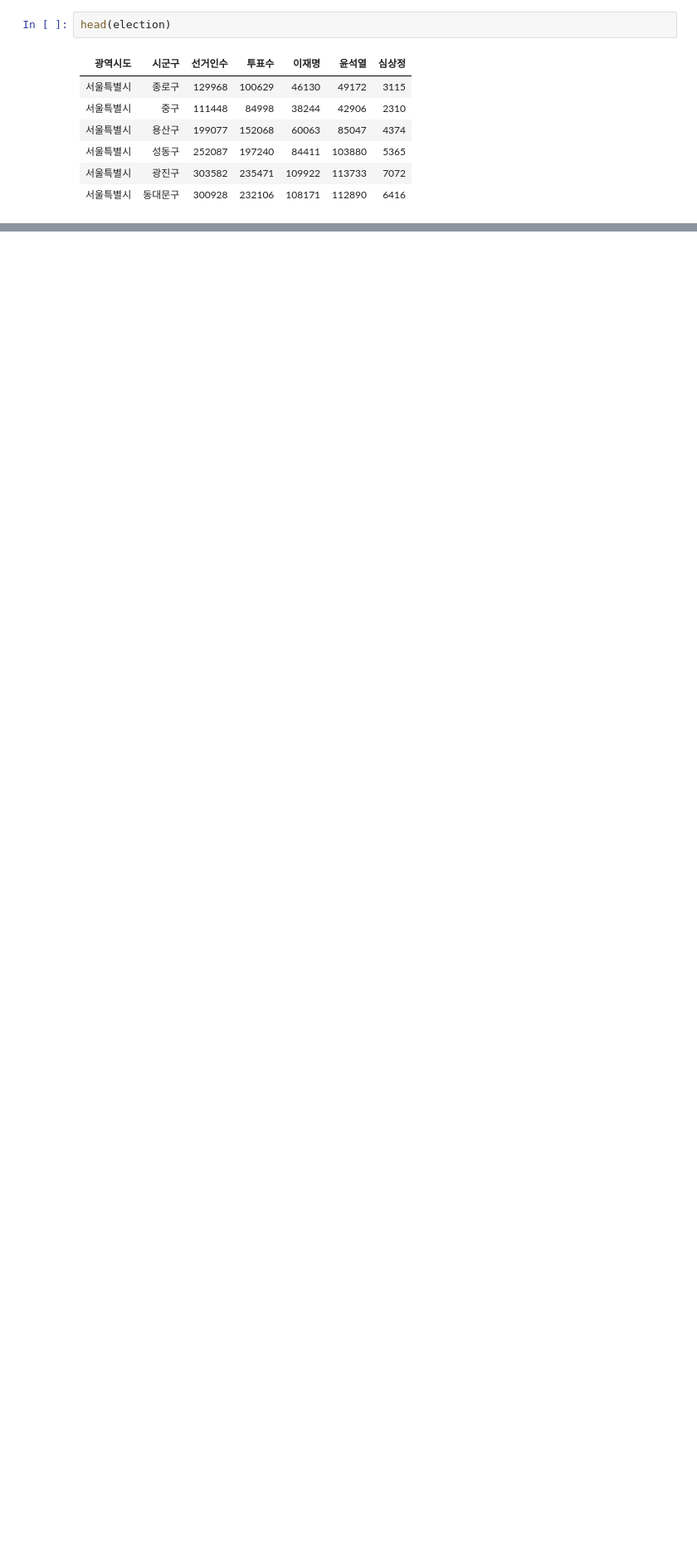
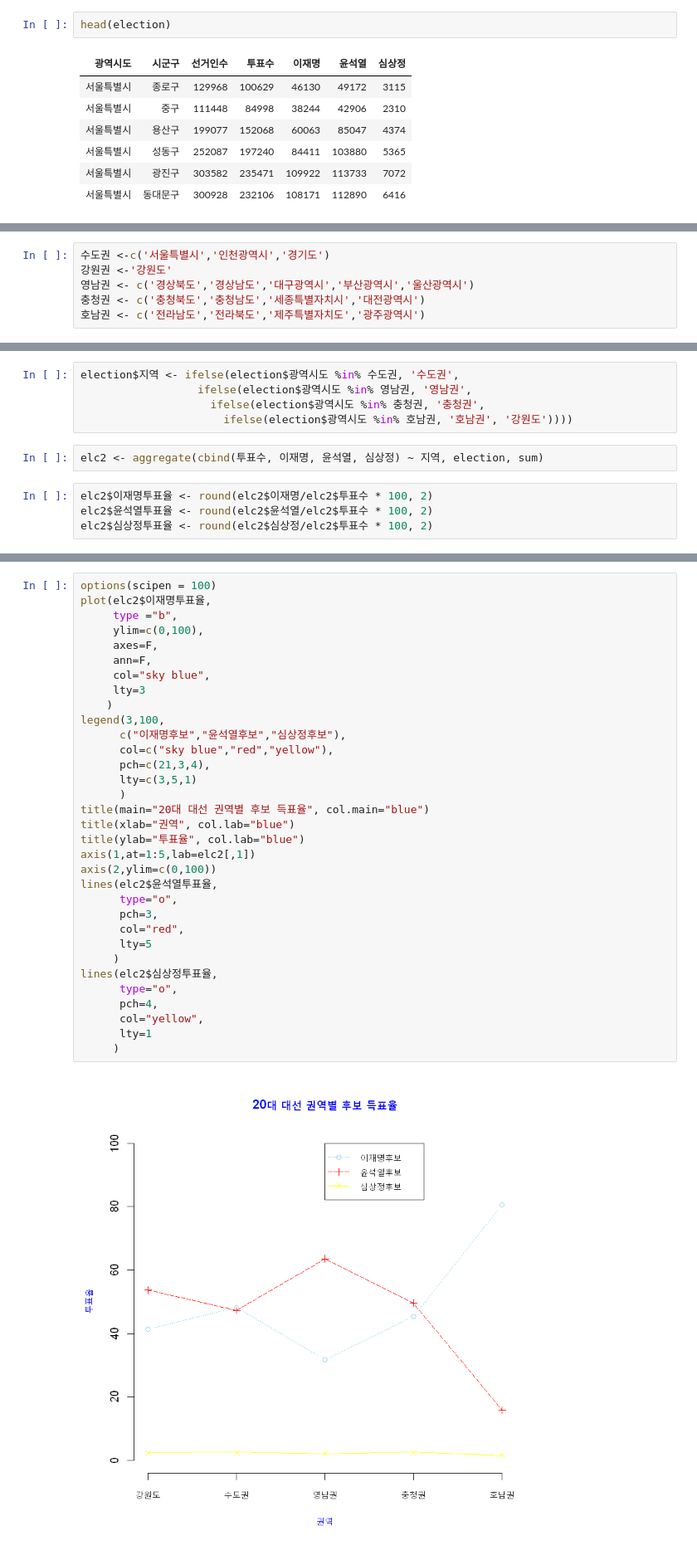
Before and after one commit to hyeopyi/R_Study, a Jupyter notebook: 퀴즈풀이 05_03.ipynb, the cells around one changed output, grey strips where cells are left out. Shown at 83% size. Saved outputs shown, nothing was run; the diff lists cells and outputs as text; blank space fills up the shorter version.

```diff
--- a/퀴즈풀이 05_03.ipynb
+++ b/퀴즈풀이 05_03.ipynb
@@ -68,0 +122,6 @@ ratio$윤석열50 <- ifelse(round(election$윤석열/election$투표수 * 100, 2
+# %%
+수도권 <-c('서울특별시','인천광역시','경기도')
+강원권 <-'강원도'
+영남권 <- c('경상북도','경상남도','대구광역시','부산광역시','울산광역시')
+충청권 <- c('충청북도','충청남도','세종특별자치시','대전광역시')
+호남권 <- c('전라남도','전라북도','제주특별자치도','광주광역시')
@@ -68,0 +138,11 @@ ratio$윤석열50 <- ifelse(round(election$윤석열/election$투표수 * 100, 2
+# %%
+election$지역 <- ifelse(election$광역시도 %in% 수도권, '수도권',
+                  ifelse(election$광역시도 %in% 영남권, '영남권',
+                    ifelse(election$광역시도 %in% 충청권, '충청권',
+                      ifelse(election$광역시도 %in% 호남권, '호남권', '강원도'))))
+# %%
+elc2 <- aggregate(cbind(투표수, 이재명, 윤석열, 심상정) ~ 지역, election, sum)
+# %%
+elc2$이재명투표율 <- round(elc2$이재명/elc2$투표수 * 100, 2)
+elc2$윤석열투표율 <- round(elc2$윤석열/elc2$투표수 * 100, 2)
+elc2$심상정투표율 <- round(elc2$심상정/elc2$투표수 * 100, 2)
@@ -68,0 +158,35 @@ ratio$윤석열50 <- ifelse(round(election$윤석열/election$투표수 * 100, 2
+# %%
+options(scipen = 100)
+plot(elc2$이재명투표율,
+     type ="b",
+     ylim=c(0,100),
+     axes=F,
+     ann=F,
+     col="sky blue",
+     lty=3
+    )
+legend(3,100,
+      c("이재명후보","윤석열후보","심상정후보"),
+      col=c("sky blue","red","yellow"),
+      pch=c(21,3,4),
+      lty=c(3,5,1)
+      )
+title(main="20대 대선 권역별 후보 득표율", col.main="blue")
+title(xlab="권역", col.lab="blue")
+title(ylab="투표율", col.lab="blue")
+axis(1,at=1:5,lab=elc2[,1])
+axis(2,ylim=c(0,100))
+lines(elc2$윤석열투표율,
+      type="o",
+      pch=3,
+      col="red",
+      lty=5
+     )
+lines(elc2$심상정투표율,
+      type="o",
+      pch=4,
+      col="yellow",
+      lty=1
+     )
+# %% [output]
+[figure, added]
```
Also changed, not shown: parts of 12 cells of this notebook.
